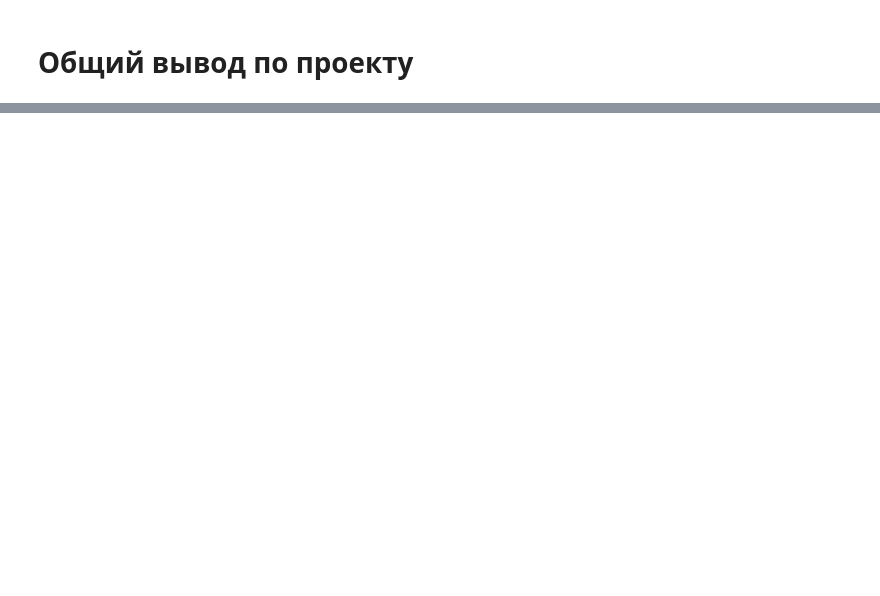
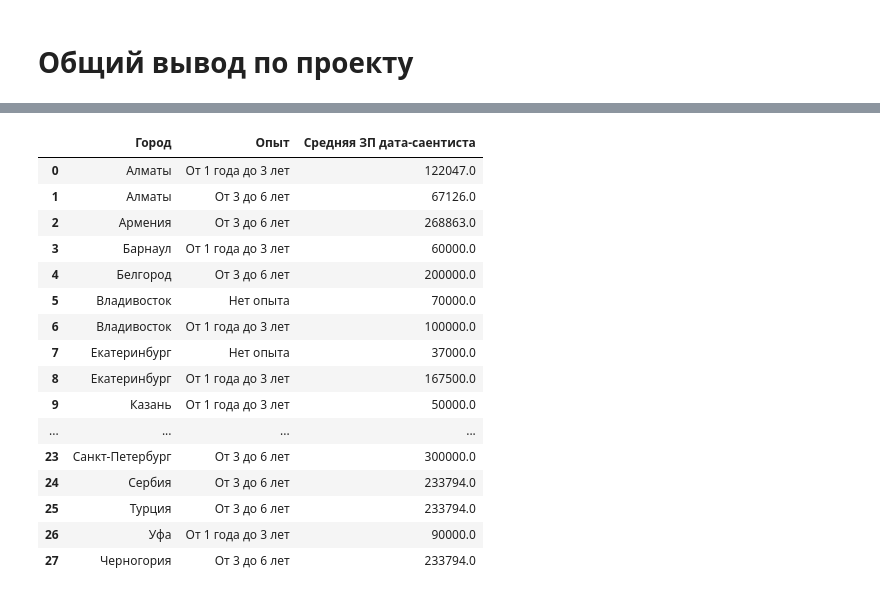
Before and after one commit to Elancinos/SF_DS_COURSE, a Jupyter notebook: Project_2/Project_2_Ноутбук_шаблон.ipynb, the cells around one changed output, grey strips where cells are left out. Cells and saved outputs as stored; diff of their text form; code cells hidden in the pictures; blank space fills up the shorter version.

```diff
--- a/Project_2/Project_2_Ноутбук_шаблон.ipynb
+++ b/Project_2/Project_2_Ноутбук_шаблон.ipynb
@@ -743,0 +834,64 @@ display(question_6_6)
+# %%
+#Запрос, в котором разбираемся, в каких городах
+# больше платят дата-саентистам
+query_extra_3 = '''
+select
+    ar.name as "Город",
+    vac.experience as "Опыт",
+    round(avg(coalesce((vac.salary_from + vac.salary_to)/2, vac.salary_to, vac.salary_from, 0))) as "Средняя ЗП дата-саентиста"
+
+from areas as ar
+join vacancies as vac on vac.area_id = ar.id
+
+where (vac.salary_from is not null or vac.salary_to is not null)
+    and (lower(vac.name) like '%data scientist%' or
+    lower(vac.name) like '%data science%' or
+    lower(vac.name) like '%исследователь данных%' or
+    lower(vac.name) like '%machine_learning%' or
+    lower(vac.name) like '%машинн%обучен%' or
+    (vac.name like '%ML%' and vac.name not like '%HTML%'))
+
+group by ar.name, vac.experience
+order by 1
+'''
+
+# Выведем запрос, в котором разбираемся, в
+# каких городах больше платят дата-саентистам
+question_extra_3 = pd.read_sql_query(query_extra_3, connection)
+display(question_extra_3)
+
+#Проиллюстрируем запрос для наглядности:
+fig5 = px.scatter(
+    data_frame=question_extra_3,
+    y='Средняя ЗП дата-саентиста',
+    x='Город',
+    color='Опыт',
+    height=750
+)
+fig5.update_layout(
+    title={
+    'text':'Зависимость опыта работы в годах от возраста соискателя',
+    'x':0.5
+    }
+)
+fig5.update_traces(marker=dict(size=15))
+
+fig5.show()
+# %% [output]
+|  | Город | Опыт | Средняя ЗП дата-саентиста |
+| 0 | Алматы | От 1 года до 3 лет | 122047.0 |
+| 1 | Алматы | От 3 до 6 лет | 67126.0 |
+| 2 | Армения | От 3 до 6 лет | 268863.0 |
+| 3 | Барнаул | От 1 года до 3 лет | 60000.0 |
+| 4 | Белгород | От 3 до 6 лет | 200000.0 |
+| 5 | Владивосток | Нет опыта | 70000.0 |
+| 6 | Владивосток | От 1 года до 3 лет | 100000.0 |
+| 7 | Екатеринбург | Нет опыта | 37000.0 |
+| 8 | Екатеринбург | От 1 года до 3 лет | 167500.0 |
+| 9 | Казань | От 1 года до 3 лет | 50000.0 |
+| ... | ... | ... | ... |
+| 23 | Санкт-Петербург | От 3 до 6 лет | 300000.0 |
+| 24 | Сербия | От 3 до 6 лет | 233794.0 |
+| 25 | Турция | От 3 до 6 лет | 233794.0 |
+| 26 | Уфа | От 1 года до 3 лет | 90000.0 |
+| 27 | Черногория | От 3 до 6 лет | 233794.0 |
```
Also changed, not shown: parts of 17 cells of this notebook, 1 other file.
